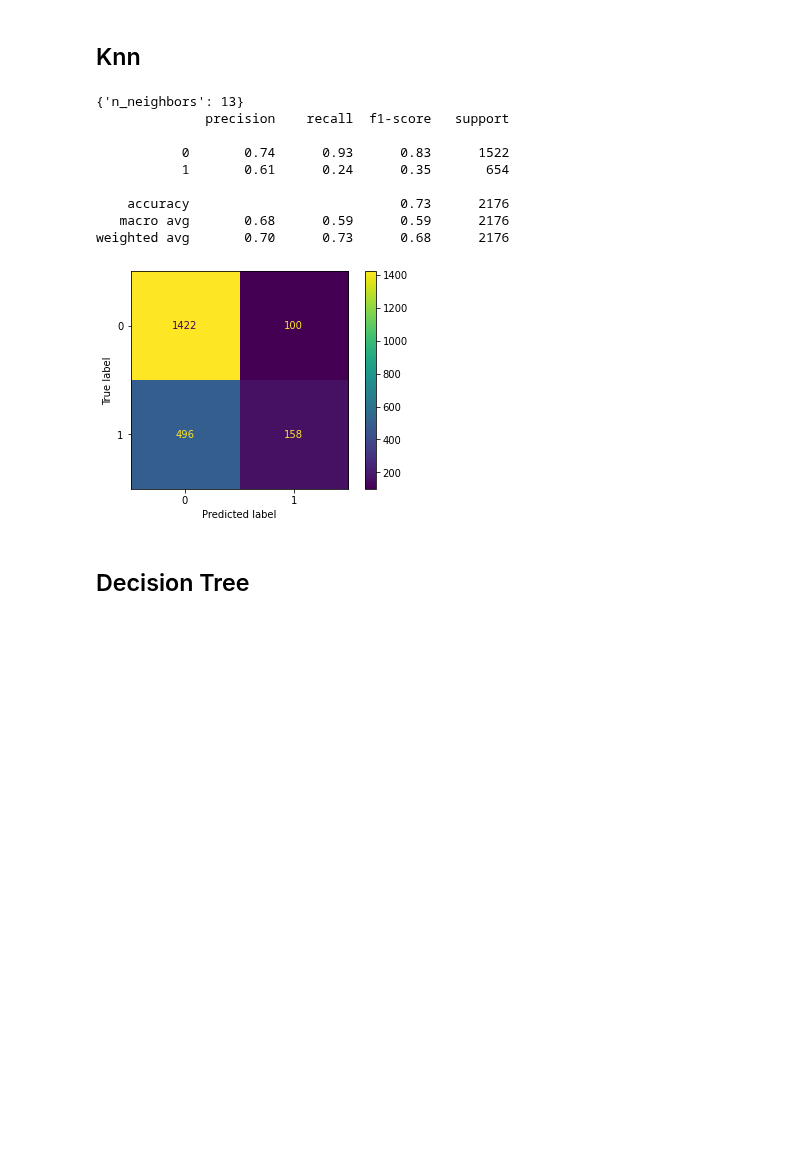
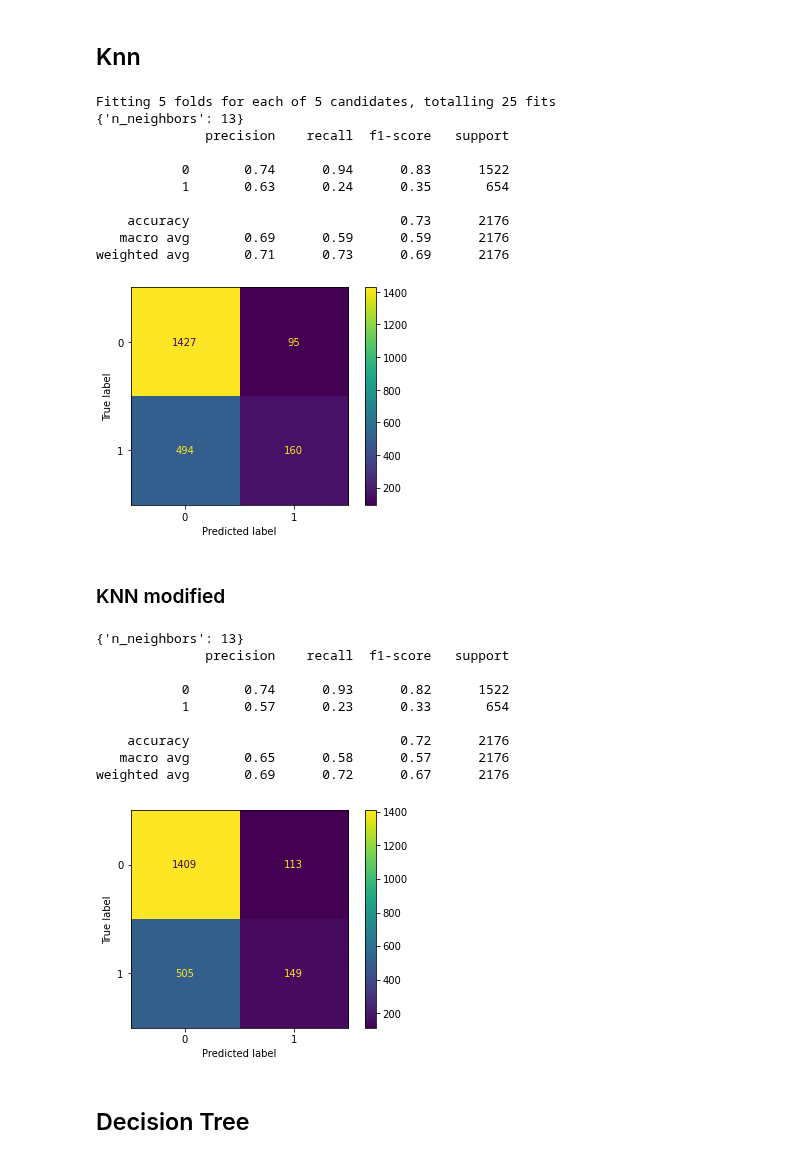
Before and after one commit to ivarejao/NLP-with-Disaster-Tweets, a Jupyter notebook: FinalProject-IgorVarejão-VitorBonella.ipynb, the cells around one changed output. Cells and saved outputs as stored; diff of their text form; code cells hidden in the pictures; blank space fills up the shorter version.

```diff
--- a/FinalProject-IgorVarejão-VitorBonella.ipynb
+++ b/FinalProject-IgorVarejão-VitorBonella.ipynb
@@ -353,12 +353,14 @@ Text(0.5, 1.05, 'Distribuição da quantidade de caracteres do tweet por classe'
 # %% [markdown]
 # Classificadores
 # %%
-def test_classifier(classifier,params,X_train,y_train,X_test,y_test):
-    params = params
-    clf = GridSearchCV(classifier, params, n_jobs = -1,cv=5)
+def test_classifier(classifier,params, X_train,y_train,X_test,y_test):
+    if params:
+        clf = GridSearchCV(classifier, params, n_jobs = -1,cv=5, verbose=1)
+    else:
+        clf = classifier
     clf.fit(X_train, y_train)
 
-    print(clf.best_params_)
+    print(clf.best_params_) if params else print("Done")
 
     y_predicted = clf.predict(X_test)
 
@@ -373,16 +375,43 @@ params = {'n_neighbors': [3,5,7,11,13]}
 
 knn = test_classifier(KNeighborsClassifier(),params,X_train,y_train,X_test,y_test)
 # %% [output]
+Fitting 5 folds for each of 5 candidates, totalling 25 fits
 {'n_neighbors': 13}
               precision    recall  f1-score   support
 
-           0       0.74      0.93      0.83      1522
-           1       0.61      0.24      0.35       654
+           0       0.74      0.94      0.83      1522
+           1       0.63      0.24      0.35       654
 
     accuracy                           0.73      2176
-   macro avg       0.68      0.59      0.59      2176
-weighted avg       0.70      0.73      0.68      2176
+   macro avg       0.69      0.59      0.59      2176
+weighted avg       0.71      0.73      0.69      2176
-[figure, old version]
+[figure, new version]
+# %% [markdown]
+### KNN modified
+# %%
+hashtag_importance = 0.6
+auXtrain = X_train.copy()
+auXtrain[0:999] *= 1-hashtag_importance
+auXtrain[1000] *= hashtag_importance
+
+auxXtest = X_test.copy()
+auxXtest[0:999] *= 1-hashtag_importance
+auxXtest[1000] *= hashtag_importance
+
+params = {'n_neighbors': [3,5,7,11,13]}
+
+knn = test_classifier(KNeighborsClassifier(),params,auXtrain,y_train,auxXtest,y_test)
+# %% [output]
+{'n_neighbors': 13}
+              precision    recall  f1-score   support
+
+           0       0.74      0.93      0.82      1522
+           1       0.57      0.23      0.33       654
+
+    accuracy                           0.72      2176
+   macro avg       0.65      0.58      0.57      2176
+weighted avg       0.69      0.72      0.67      2176
+[figure, added]
 # %% [markdown]
 ## Decision Tree
 # %%
```
Also changed, not shown: parts of 8 cells of this notebook.
